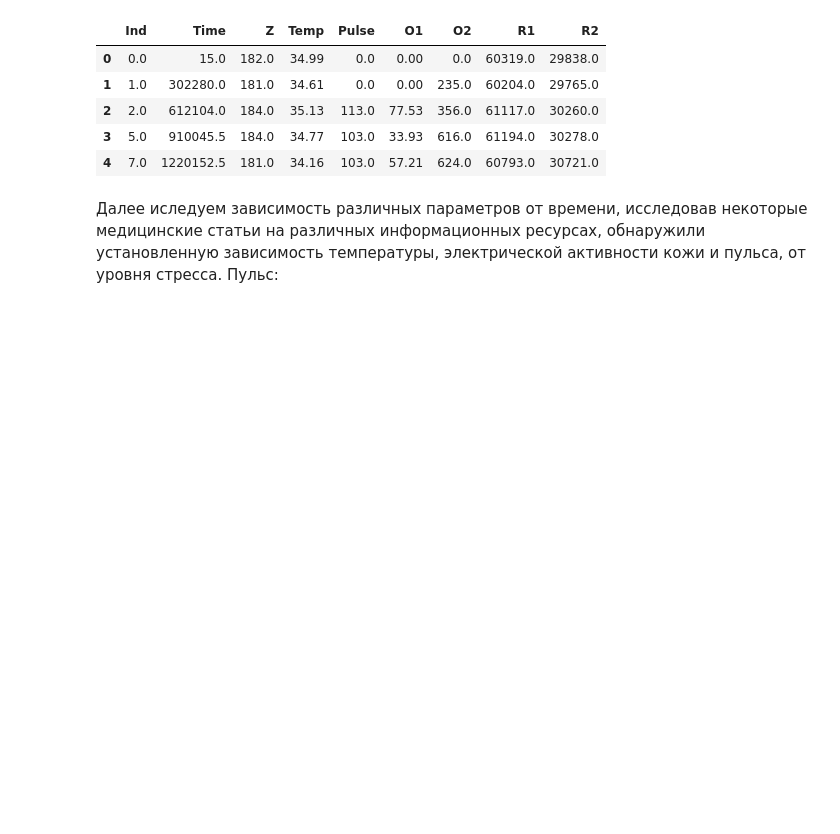
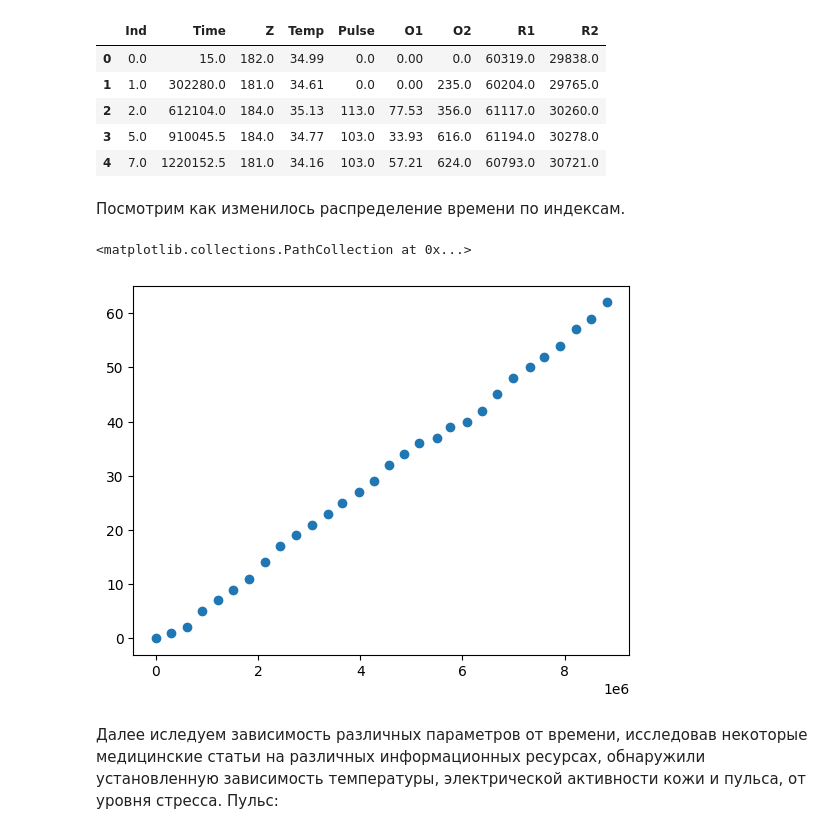
Before and after one commit to MEHovick/stress-level-determination, a Jupyter notebook: expirements.ipynb, the cells around one changed output. Drawn from its saved outputs; the diff is of its cells as text; code cells hidden in the pictures; blank space fills up the shorter version.

Commit message:
Added time allocation chart

```diff
--- a/expirements.ipynb
+++ b/expirements.ipynb
@@ -98,6 +98,13 @@ df_new.head()
 | 2 | 2.0 | 612104.0 | 184.0 | 35.13 | 113.0 | 77.53 | 356.0 | 61117.0 | 30260.0 |
 | 3 | 5.0 | 910045.5 | 184.0 | 34.77 | 103.0 | 33.93 | 616.0 | 61194.0 | 30278.0 |
 | 4 | 7.0 | 1220152.5 | 181.0 | 34.16 | 103.0 | 57.21 | 624.0 | 60793.0 | 30721.0 |
+# %% [markdown]
+Посмотрим как изменилось распределение времени по индексам.
+# %%
+plt.scatter(df['Time'].iloc[0:30], df['Ind'].iloc[0:30])
+# %% [output]
+<matplotlib.collections.PathCollection at 0x...>
+[figure, added]
 # %% [markdown]
 Далее иследуем зависимость различных параметров от времени, исследовав некоторые медицинские статьи на различных информационных ресурсах, обнаружили установленную зависимость температуры, электрической активности кожи и пульса, от уровня стресса. Пульс:
 # %%
```
Also changed, not shown: 1 other file.
